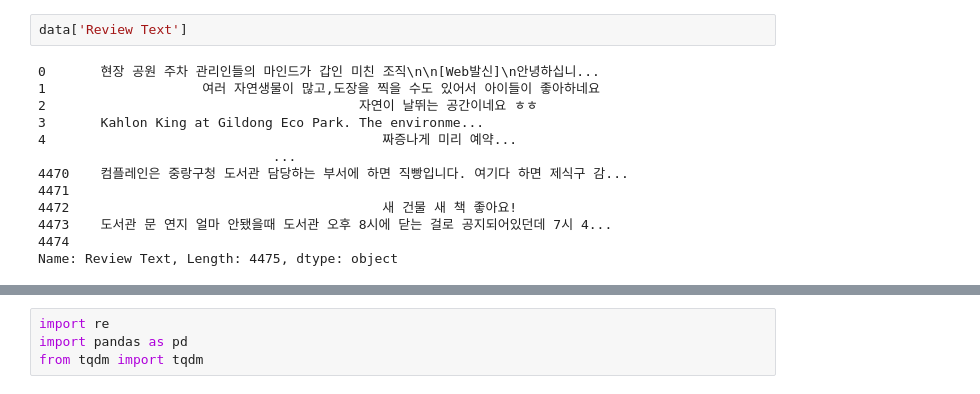
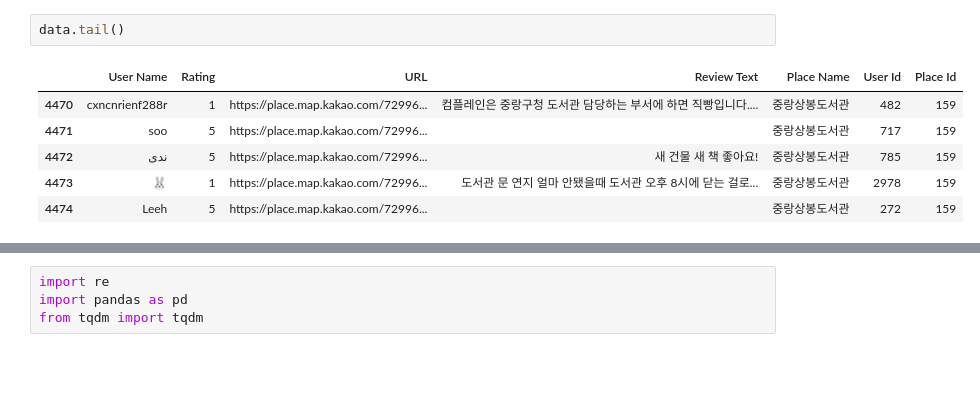
Before and after one commit to hscrown/madatpublicdata, a Jupyter notebook: freepath_test.ipynb, the cells around one changed output, grey strips where cells are left out. Cells and saved outputs as stored; diff of their text form; blank space fills up the shorter version.

```diff
--- a/freepath_test.ipynb
+++ b/freepath_test.ipynb
@@ -46,15 +16,9 @@ print(data.head())
-# %%
-data['Review Text']
-# %% [output]
-0       현장 공원 주차 관리인들의 마인드가 갑인 미친 조직\n\n[Web발신]\n안녕하십니...
-1                    여러 자연생물이 많고,도장을 찍을 수도 있어서 아이들이 좋아하네요
-2                                        자연이 날뛰는 공간이네요 ㅎㅎ
-3       Kahlon King at Gildong Eco Park. The environme...
-4                                           짜증나게 미리 예약...
-                              ...
-4470    컴플레인은 중랑구청 도서관 담당하는 부서에 하면 직빵입니다. 여기다 하면 제식구 감...
-4471
-4472                                        새 건물 새 책 좋아요!
-4473    도서관 문 연지 얼마 안됐을때 도서관 오후 8시에 닫는 걸로 공지되어있던데 7시 4...
-4474
-Name: Review Text, Length: 4475, dtype: object
+# %%
+data.tail()
+# %% [output]
+|  | User Name | Rating | URL | Review Text | Place Name | User Id | Place Id |
+| 4470 | cxncnrienf288r | 1 | https://place.map.kakao.com/72996... | 컴플레인은 중랑구청 도서관 담당하는 부서에 하면 직빵입니다.... | 중랑상봉도서관 | 482 | 159 |
+| 4471 | soo | 5 | https://place.map.kakao.com/72996... |  | 중랑상봉도서관 | 717 | 159 |
+| 4472 | ندى | 5 | https://place.map.kakao.com/72996... | 새 건물 새 책 좋아요! | 중랑상봉도서관 | 785 | 159 |
+| 4473 | 🐰 | 1 | https://place.map.kakao.com/72996... | 도서관 문 연지 얼마 안됐을때 도서관 오후 8시에 닫는 걸로... | 중랑상봉도서관 | 2978 | 159 |
+| 4474 | Leeh | 5 | https://place.map.kakao.com/72996... |  | 중랑상봉도서관 | 272 | 159 |
```
Also changed, not shown: parts of 74 cells of this notebook.
